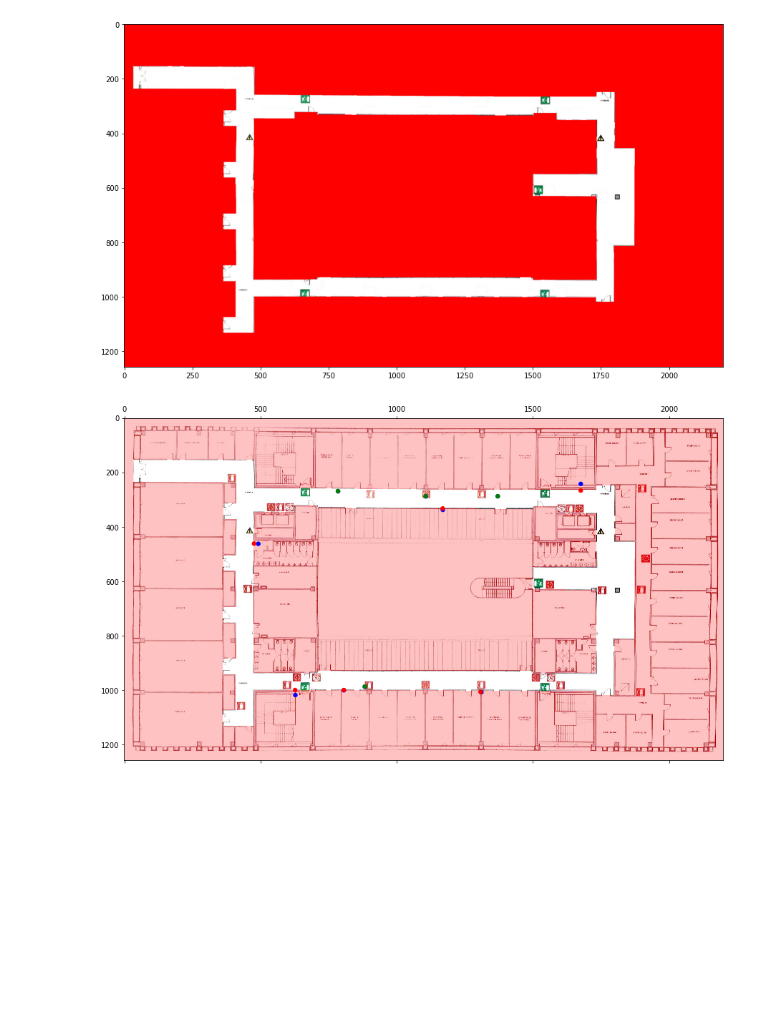
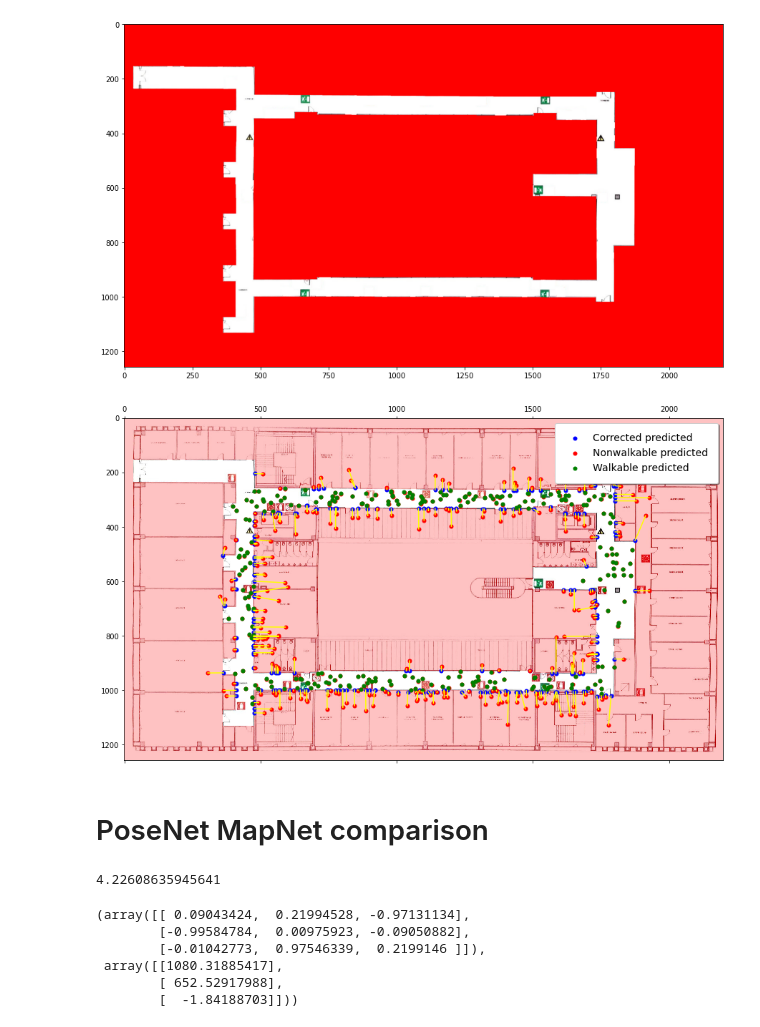
Before and after one commit to fedeizzo/camera-pose-estimation, a Jupyter notebook: notebooks/crs_alignment.ipynb, the cells around one changed output. Drawn from its saved outputs; the diff is of its cells as text; code cells hidden in the pictures; blank space fills up the shorter version.

```diff
--- a/notebooks/crs_alignment.ipynb
+++ b/notebooks/crs_alignment.ipynb
@@ -144,38 +145,68 @@ ax.imshow(img)
 img=cv2.imread('../camera-pose-estimation/model/static/cadatastral_plan_all_walkable.jpg')
 alpha = plt.imread('../camera-pose-estimation/model/static/cadatastral_plan_all_alpha.jpg')
 
 img_hsv=cv2.cvtColor(img, cv2.COLOR_BGR2HSV)
 
 lower_red = np.array([0,50,50])
 upper_red = np.array([10,255,255])
 mask0 = cv2.inRange(img_hsv, lower_red, upper_red)
 is_walkable = mask0!=255
 fig, ax = plt.subplots(1, figsize=(15,15))
 
 
 predetto = F[300]
 ax.matshow(alpha)
 
 def adjust_prediction(prediction):
     x, y = prediction.astype(int)[:2]
     if is_walkable[y, x]:
-        return Circle((x, y), 7, color='green')
+        return Circle((x, y), 7, color='green'), x, y, True
     min_dist, min_row, min_col = (np.Inf,0,0)
     for i_row, row in enumerate(is_walkable):
         for i_col, cell in enumerate(row):
             if cell:
                 dist = np.sqrt((y - i_row)**2+(x - i_col)**2)
                 if dist < min_dist:
                     min_dist = dist
                     min_row = i_row
                     min_col = i_col
-    return Circle((min_col, min_row), 7, color='red')
+    return Circle((min_col, min_row), 7, color='red'), min_col, min_row, False
 
-for p in F[:10]:
+uno = []
+due = []
+tre = []
+
+for p in F[:]:
     circ2 = Circle((p[0], p[1]), 7, color='blue')
-    ax.add_patch(circ2)
-    circ = adjust_prediction(p)
-    ax.add_patch(circ)
-    #ax.plot([circ[0], circ2[0]], [circ[1], circ2[1]])
+    tre.append([p[0], p[1]])
+    #ax.add_patch(circ2)
+    circ, x, y, walkable = adjust_prediction(p)
+    #ax.add_patch(circ)
+    if not walkable:
+        uno.append([x, y])
+        ax.plot([x, p[0]], [y, p[1]], color='yellow')
+    else:
+        due.append([x, y])
+
+uno = np.array(uno)
+due = np.array(due)
+tre = np.array(tre)
+
+ax.scatter(uno[:, 0], uno[:, 1], s=25, c='blue', label='Corrected predicted')
+ax.scatter(tre[:, 0], tre[:, 1], s=25, c='red', label='Nonwalkable predicted')
+ax.scatter(due[:, 0], due[:, 1], s=25, c='green', label='Walkable predicted')
+
+ax.legend(
+    loc='upper right',
+    fancybox=True,
+    framealpha=1,
+    shadow=True,
+    borderpad=1,
+    prop={'size': 14}
+)
+
+fig.savefig('../net_weights/walkable-postprocess.png', dpi=100)
 # %% [output]
-[figure, old version]
+[figure, new version]
+# %% [markdown]
+# PoseNet MapNet comparison
@@ -181,0 +221,8 @@ for p in F[:10]:
+# %%
+px = 630
+a = positions[positions.image == '0632.png'][['x','y','z']].squeeze()
+b = positions[positions.image == '0891.png'][['x','y','z']].squeeze()
+unit_measure = np.sqrt(np.sum((a - b)**2))
+unit_measure
+# %% [output]
+4.22608635945641
@@ -181,0 +237,11 @@ for p in F[:10]:
+# %%
+# RA + t = B
+R, t = rigid_transform_3D(colmap_crs, cadatastral_crs)
+R, t
+# %% [output]
+(array([[ 0.09043424,  0.21994528, -0.97131134],
+        [-0.99584784,  0.00975923, -0.09050882],
+        [-0.01042773,  0.97546339,  0.2199146 ]]),
+ array([[1080.31885417],
+        [ 652.52917988],
+        [  -1.84188703]]))
```
Also changed, not shown: parts of 7 cells of this notebook, 1 other file.
